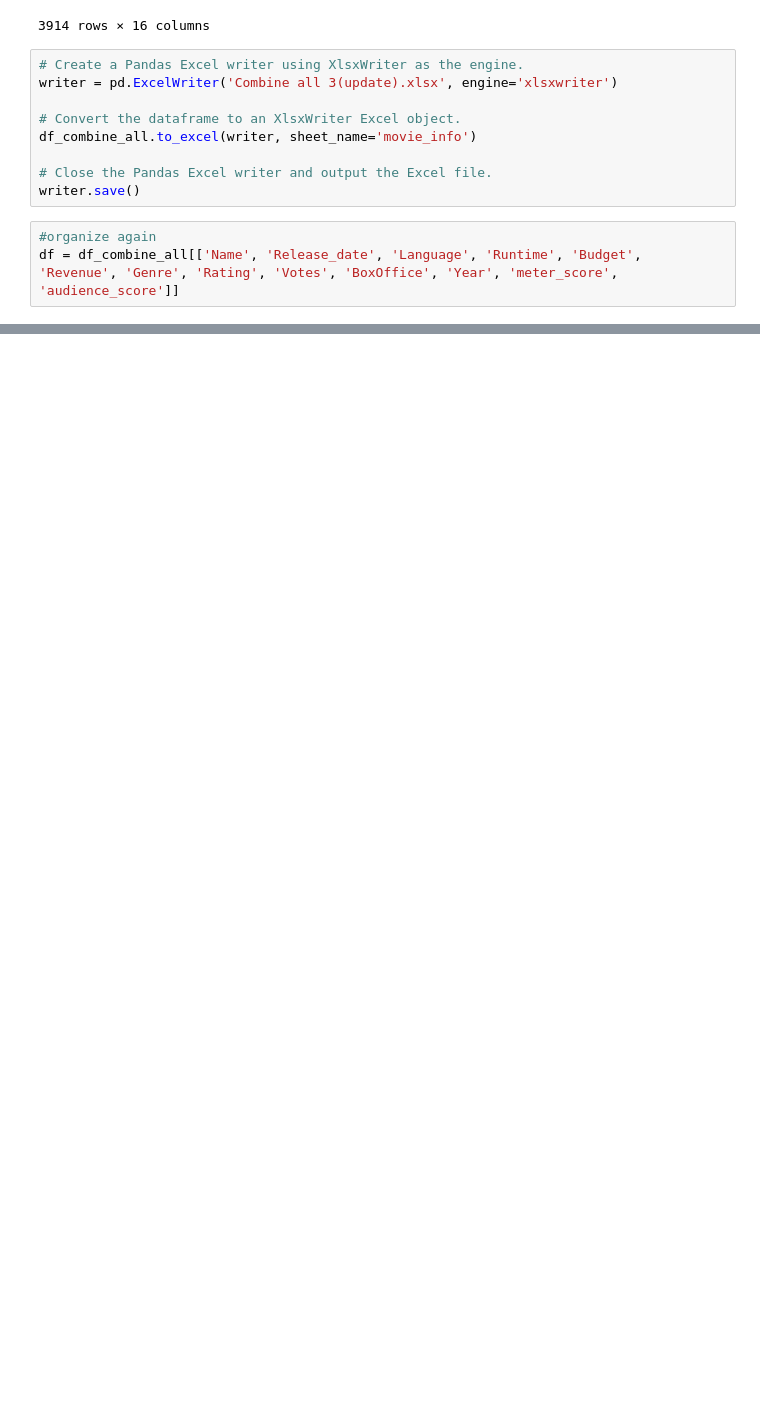
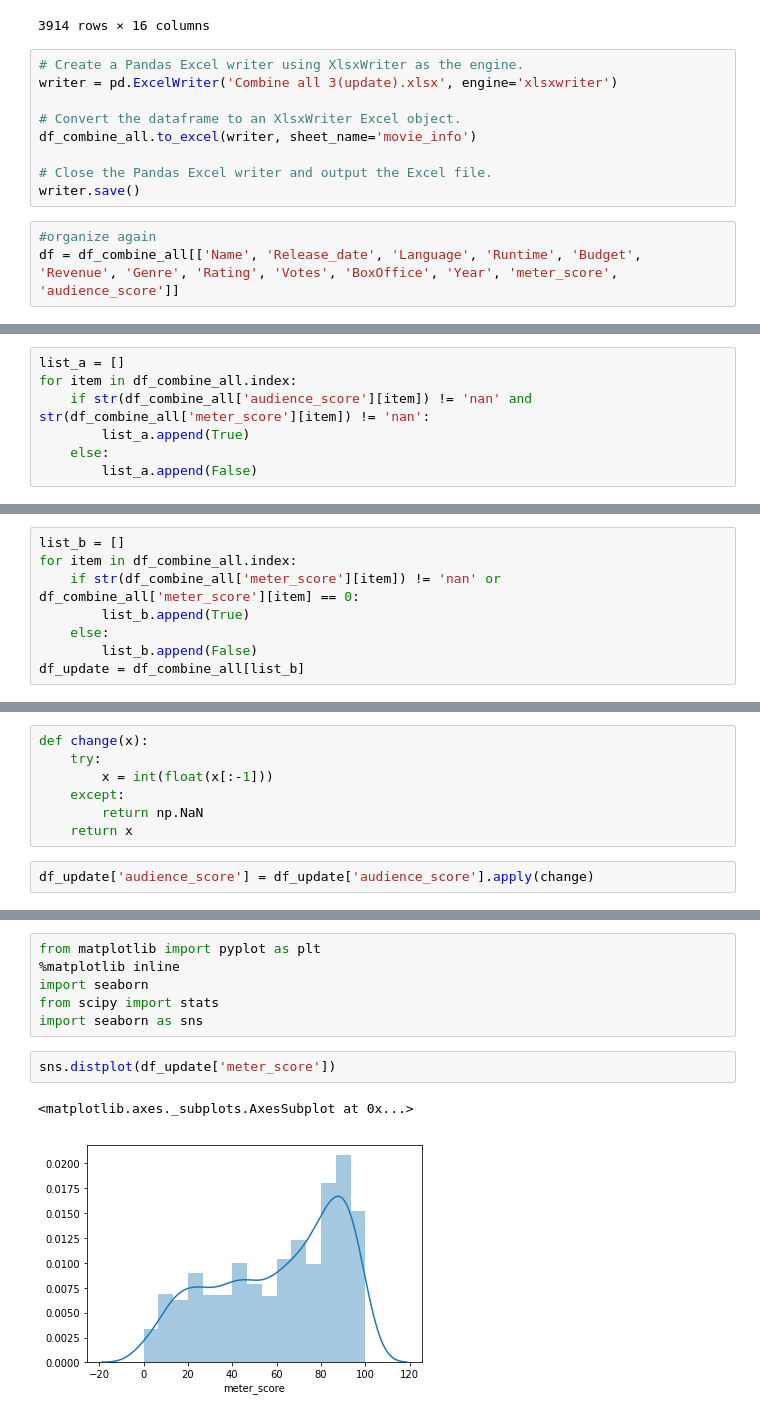
Before and after one commit to cicisongze/Movie_analysis_project, a Jupyter notebook: totten tomatoes.ipynb, the cells around one changed output, grey strips where cells are left out. Cells and saved outputs as stored; diff of their text form; blank space fills up the shorter version.

```diff
--- a/totten tomatoes.ipynb
+++ b/totten tomatoes.ipynb
@@ -283,0 +322,7 @@ df = df_combine_all[['Name', 'Release_date', 'Language', 'Runtime', 'Budget', 'R
+# %%
+list_a = []
+for item in df_combine_all.index:
+    if str(df_combine_all['audience_score'][item]) != 'nan' and str(df_combine_all['meter_score'][item]) != 'nan':
+        list_a.append(True)
+    else:
+        list_a.append(False)
@@ -283,0 +331,8 @@ df = df_combine_all[['Name', 'Release_date', 'Language', 'Runtime', 'Budget', 'R
+# %%
+list_b = []
+for item in df_combine_all.index:
+    if str(df_combine_all['meter_score'][item]) != 'nan' or df_combine_all['meter_score'][item] == 0:
+        list_b.append(True)
+    else:
+        list_b.append(False)
+df_update = df_combine_all[list_b]
@@ -283,0 +372,9 @@ df = df_combine_all[['Name', 'Release_date', 'Language', 'Runtime', 'Budget', 'R
+# %%
+def change(x):
+    try:
+        x = int(float(x[:-1]))
+    except:
+        return np.NaN
+    return x
+# %%
+df_update['audience_score'] = df_update['audience_score'].apply(change)
@@ -283,0 +399,11 @@ df = df_combine_all[['Name', 'Release_date', 'Language', 'Runtime', 'Budget', 'R
+# %%
+from matplotlib import pyplot as plt
+%matplotlib inline
+import seaborn
+from scipy import stats
+import seaborn as sns
+# %%
+sns.distplot(df_update['meter_score'])
+# %% [output]
+<matplotlib.axes._subplots.AxesSubplot at 0x...>
+[figure, added]
```
Also changed, not shown: parts of 12 cells of this notebook.
